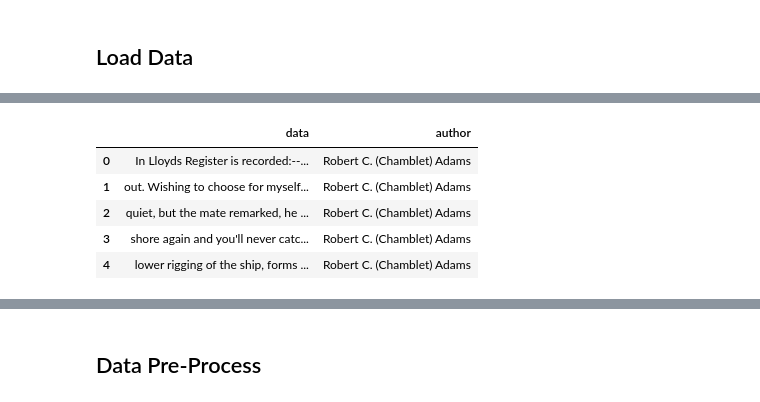
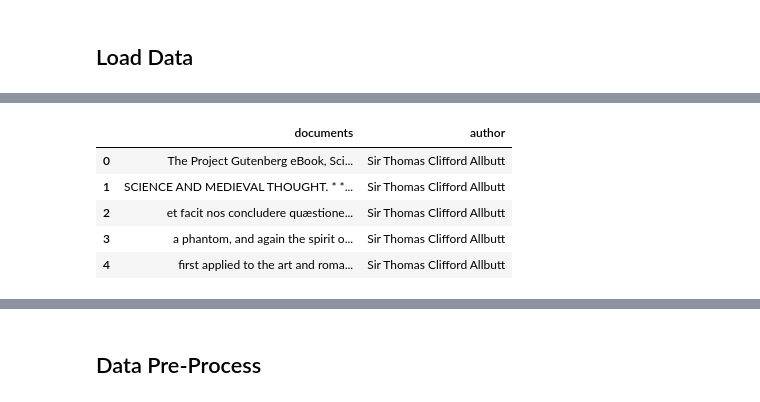
Before and after one commit to dev-SR/natural-language-processing_NLP, a Jupyter notebook: 04assignment/asng.ipynb, the cells around one changed output, grey strips where cells are left out. Saved outputs shown, nothing was run; the diff lists cells and outputs as text; code cells hidden in the pictures.

```diff
--- a/04assignment/asng.ipynb
+++ b/04assignment/asng.ipynb
@@ -31,14 +53,14 @@ with open('64171-0_chapter.txt', 'r') as f:
 	# print(len(data.split()))
 	total_word = len(data.split())
 	data = data.split()
-	indices = []
-	for i, w in enumerate(data):
-		# start reading from CHAPTER I.
-		if "CHAPTERI" in w:
-			indices.append(i)
-	last = indices[-1]
-	# print(last)
-	data = data[last+1:]
+	# indices = []
+	# for i, w in enumerate(data):
+	# 	# start reading from CHAPTER I.
+	# 	if "CHAPTERI" in w:
+	# 		indices.append(i)
+	# last = indices[-1]
+	# # print(last)
+	# data = data[last+1:]
 
 	n = 200
 	for i in range(n):
@@ -59,0 +79,9 @@ author_list = [author_name]*len(list_of_blocks)
+# %%
+import os
+def getTextFileList():
+	all_files = os.listdir()
+	txt_files = []
+	for file in all_files:
+		if file.endswith(".txt"):
+			txt_files.append(file)
+	return txt_files
@@ -59,0 +151,2 @@ author_list = [author_name]*len(list_of_blocks)
+# %%
+df_obj_of_documents = processFiles(getTextFileList(),document_no=200)
@@ -60,13 +171,15 @@ author_list = [author_name]*len(list_of_blocks)
 # %%
-df = pd.DataFrame({
-	'data': list_of_blocks,
-	"author": author_list
-})
+import pandas as pd
+# df = pd.DataFrame({
+# 	'data': list_of_blocks,
+# 	"author": author_list
+# })
+df = pd.DataFrame(df_obj_of_documents)
 df.head()
 # %% [output]
-|  | data | author |
-| 0 | In Lloyds Register is recorded:--... | Robert C. (Chamblet) Adams |
-| 1 | out. Wishing to choose for myself... | Robert C. (Chamblet) Adams |
-| 2 | quiet, but the mate remarked, he ... | Robert C. (Chamblet) Adams |
-| 3 | shore again and you'll never catc... | Robert C. (Chamblet) Adams |
-| 4 | lower rigging of the ship, forms ... | Robert C. (Chamblet) Adams |
+|  | documents | author |
+| 0 | ﻿The Project Gutenberg eBook, Sci... | Sir Thomas Clifford Allbutt |
+| 1 | SCIENCE AND MEDIEVAL THOUGHT. * *... | Sir Thomas Clifford Allbutt |
+| 2 | et facit nos concludere quæstione... | Sir Thomas Clifford Allbutt |
+| 3 | a phantom, and again the spirit o... | Sir Thomas Clifford Allbutt |
+| 4 | first applied to the art and roma... | Sir Thomas Clifford Allbutt |
```
Also changed, not shown: parts of 41 cells of this notebook, 12 other files.
